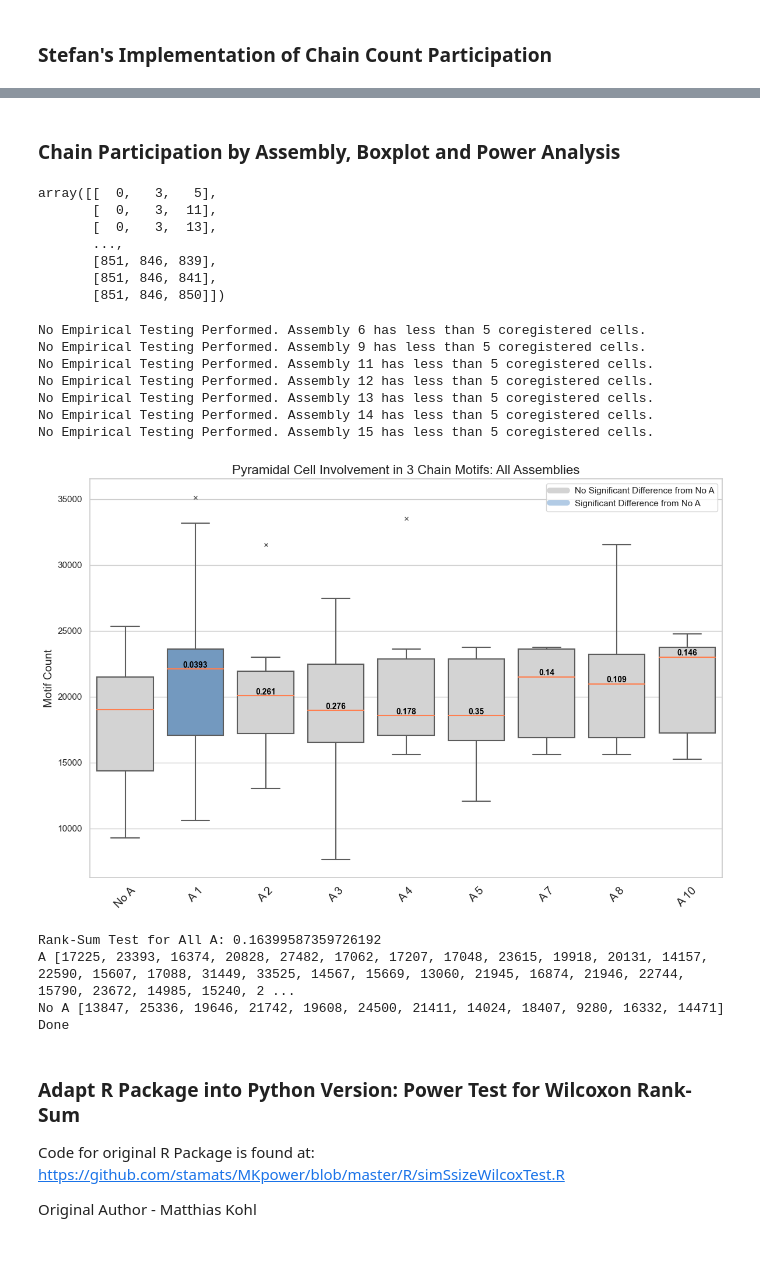
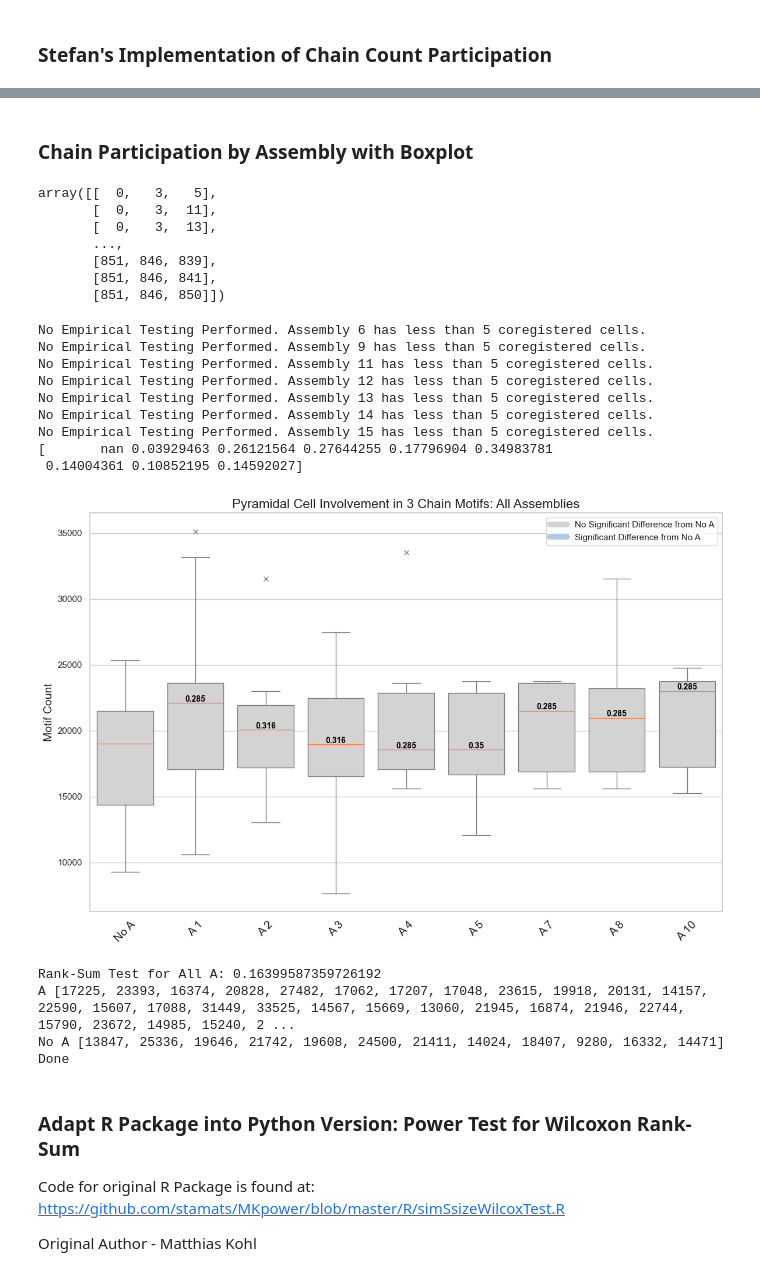
Before and after one commit to Jawagnercarena/Assembly_Organization, a Jupyter notebook: AssemblyPaperFigures/FigureCode/Figure5/Figure5.ipynb, the cells around one changed output, grey strips where cells are left out. Cells and saved outputs as stored; diff of their text form; code cells hidden in the pictures.

```diff
--- a/AssemblyPaperFigures/FigureCode/Figure5/Figure5.ipynb
+++ b/AssemblyPaperFigures/FigureCode/Figure5/Figure5.ipynb
@@ -320,12 +298,4 @@ print(inbound_first_order_connections)
 # %% [output]
 {'A 1': [115.0, 60.0, 60.0, 84.0, 37.0, 160.0, 72.0, 77.0, 117.0, 86.0, 41.0, 49.0, 44.0, 25.0, 79.0, 70.0, 58.0, 46.0, 69.0, 71.0, 59.0], 'A 3': [60.0, 37.0, 86.0, 49.0, 44.0, 46.0, 59.0, 44.0, 54.0, ...
 {'A 1': [311.0, 85.0, 241.0, 187.0, 272.0, 226.0, 185.0, 184.0, 276.0, 254.0, 189.0, 259.0, 264.0, 154.0, 154.0, 180.0, 208.0, 169.0, 64.0, 130.0, 196.0], 'A 3': [85.0, 272.0, 254.0, 259.0, 264.0, 169 ...
-# %%
-# Produce Probability Arrays of Inbound and Outbound Connections
-prob_outbound_first_order_connections = {}
-prob_inbound_first_order_connections = {}
-total_cells = adjacency_matrix.shape[0]
-for key in outbound_first_order_connections:
-    prob_outbound_first_order_connections[key] = np.array(outbound_first_order_connections[key]) / total_cells
-    prob_inbound_first_order_connections[key] = np.array(inbound_first_order_connections[key]) / total_cells
 # %%
@@ -772,7 +809,7 @@ Rank-Sum Test: 0.2772682908352456
 # %% [markdown]
-### Chain Participation by Assembly, Boxplot and Power Analysis
+### Chain Participation by Assembly with Boxplot
 # %%
-def motif_by_assembly_boxplot_and_power_analysis(chain_results_array, just_pyramidal: bool, chain_num: int):
+def motif_by_assembly_boxplot_and_power_analysis(chain_results_array, just_pyramidal: bool, chain_num: int, fdr_correction: bool):
     def produce_two_boxplots(assembly_array, no_assembly_array, all_assemblies: bool):
         suffix = "All Assemblies" if all_assemblies else f"Assembly {a+1}"
         all_arr = [assembly_array, no_assembly_array]
@@ -804,16 +841,6 @@ def motif_by_assembly_boxplot_and_power_analysis(chain_results_array, just_pyram
         #plt.savefig('dot_motif_three_chain_boxplot.png', dpi = 1200)
         plt.tight_layout()
         plt.show()
-
-    def invert_dict(original_dict):
-        inverted_dict = {}
-        for key, items in original_dict.items():
-            for item in items:
-                if item not in inverted_dict:
-                    inverted_dict[item] = [key]
-                else:
-                    inverted_dict[item].append(key)
-        return inverted_dict
 
     prefix = "Pyramidal Cell" if just_pyramidal else f"All Cell"
 
@@ -860,7 +887,15 @@ def motif_by_assembly_boxplot_and_power_analysis(chain_results_array, just_pyram
         all_arr.append(per_assembly_cell_participation[a])
         xticks.append(f"A {a+1}")
         arr_medians.append(np.median(np.array(per_assembly_cell_participation[a]).flatten()))
-        p_values.append('{:.3g}'.format(stats.ranksums(per_assembly_cell_participation[a], no_a_cell_participation, 'greater').pvalue, 5)) # type: ignore
+        p_values.append(stats.ranksums(per_assembly_cell_participation[a], no_a_cell_participation, 'greater').pvalue)
+
+    # Perform False Discoery Correction for our P-Values
+    p_values = np.array(p_values)
+    print(p_values)
+    if fdr_correction:
+        p_values[1:] = stats.false_discovery_control(p_values[1:], method = 'bh')
+    for i, val in enumerate(p_values):
+        p_values[i] = '{:.3g}'.format(val, 5) if i != 0 else p_values[i]
 
     # Define Colors based on Signfiicance
     colors = ['lightgrey' if float(p_val) >= 0.05 or np.isnan(float(p_val)) else (.4, .6, .8, .5) for p_val in p_values]
@@ -938,16 +973,21 @@ array([[  0,   3,   5],
        [851, 846, 841],
        [851, 846, 850]])
 # %%
-motif_by_assembly_boxplot_and_power_analysis(three_chain_results_array, just_pyramidal=True, chain_num = 3)
+motif_by_assembly_boxplot_and_power_analysis(three_chain_results_array,
+                                             just_pyramidal=True,
+                                             chain_num = 3,
+                                             fdr_correction= True)
 # %% [output]
 No Empirical Testing Performed. Assembly 6 has less than 5 coregistered cells.
 No Empirical Testing Performed. Assembly 9 has less than 5 coregistered cells.
 No Empirical Testing Performed. Assembly 11 has less than 5 coregistered cells.
 No Empirical Testing Performed. Assembly 12 has less than 5 coregistered cells.
 No Empirical Testing Performed. Assembly 13 has less than 5 coregistered cells.
 No Empirical Testing Performed. Assembly 14 has less than 5 coregistered cells.
 No Empirical Testing Performed. Assembly 15 has less than 5 coregistered cells.
+[       nan 0.03929463 0.26121564 0.27644255 0.17796904 0.34983781
+ 0.14004361 0.10852195 0.14592027]
-[figure, old version]
+[figure, new version]
 Rank-Sum Test for All A: 0.16399587359726192
 A [17225, 23393, 16374, 20828, 27482, 17062, 17207, 17048, 23615, 19918, 20131, 14157, 22590, 15607, 17088, 31449, 33525, 14567, 15669, 13060, 21945, 16874, 21946, 22744, 15790, 23672, 14985, 15240, 2 ...
 No A [13847, 25336, 19646, 21742, 19608, 24500, 21411, 14024, 18407, 9280, 16332, 14471]
```
Also changed, not shown: parts of 28 cells of this notebook, 10 other files.
